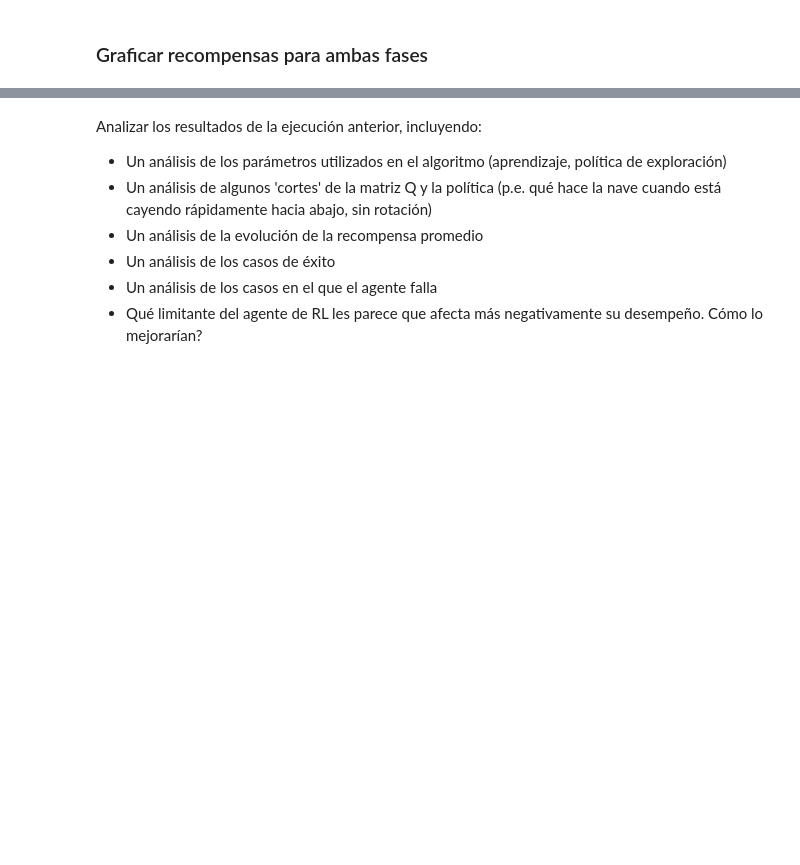
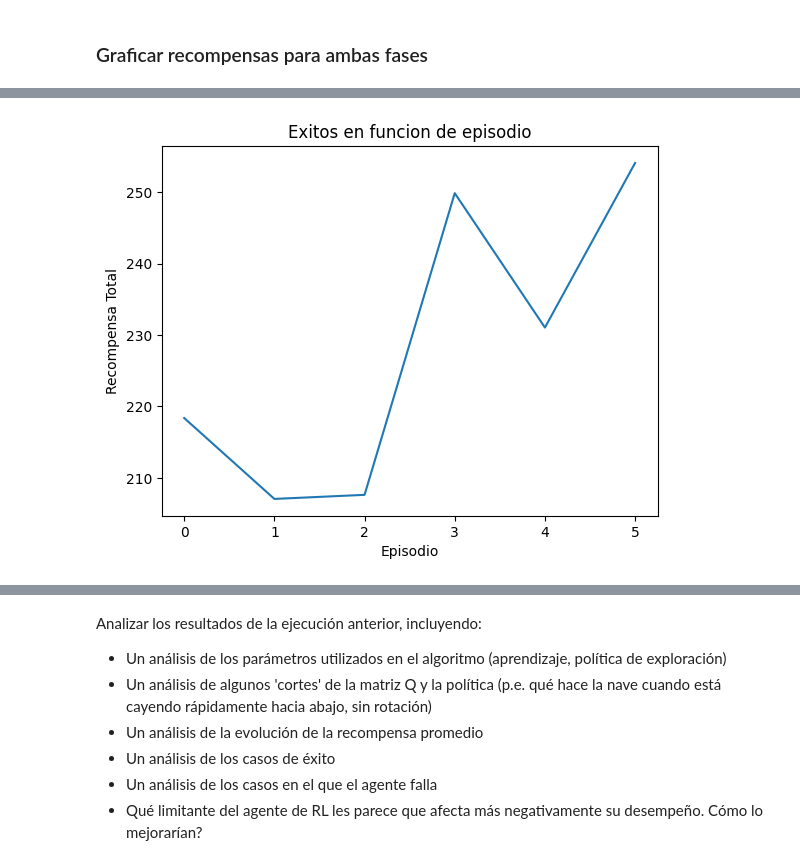
Before and after one commit to emisilvacab/aa, a Jupyter notebook: lab3/notebook.ipynb, the cells around one changed output, grey strips where cells are left out. Cells and saved outputs as stored; diff of their text form; code cells hidden in the pictures; blank space fills up the shorter version.

```diff
--- a/lab3/notebook.ipynb
+++ b/lab3/notebook.ipynb
@@ -396,0 +423,12 @@ plt.show()
+# %%
+exitos = [recompensa for recompensa in recompensa_episodios_explotando if recompensa >= 200]
+# plt.plot(recompensa_episodios_aprendiendo, label='Aprendiendo')
+# plt.plot(recompensa_episodios_explotando, label='Explotando')
+plt.plot(exitos)
+plt.xlabel('Episodio')
+plt.ylabel('Recompensa Total')
+plt.title('Exitos en funcion de episodio')
+# plt.legend()
+plt.show()
+# %% [output]
+[figure, added]
```
Also changed, not shown: parts of 15 cells of this notebook, 1 other file.
